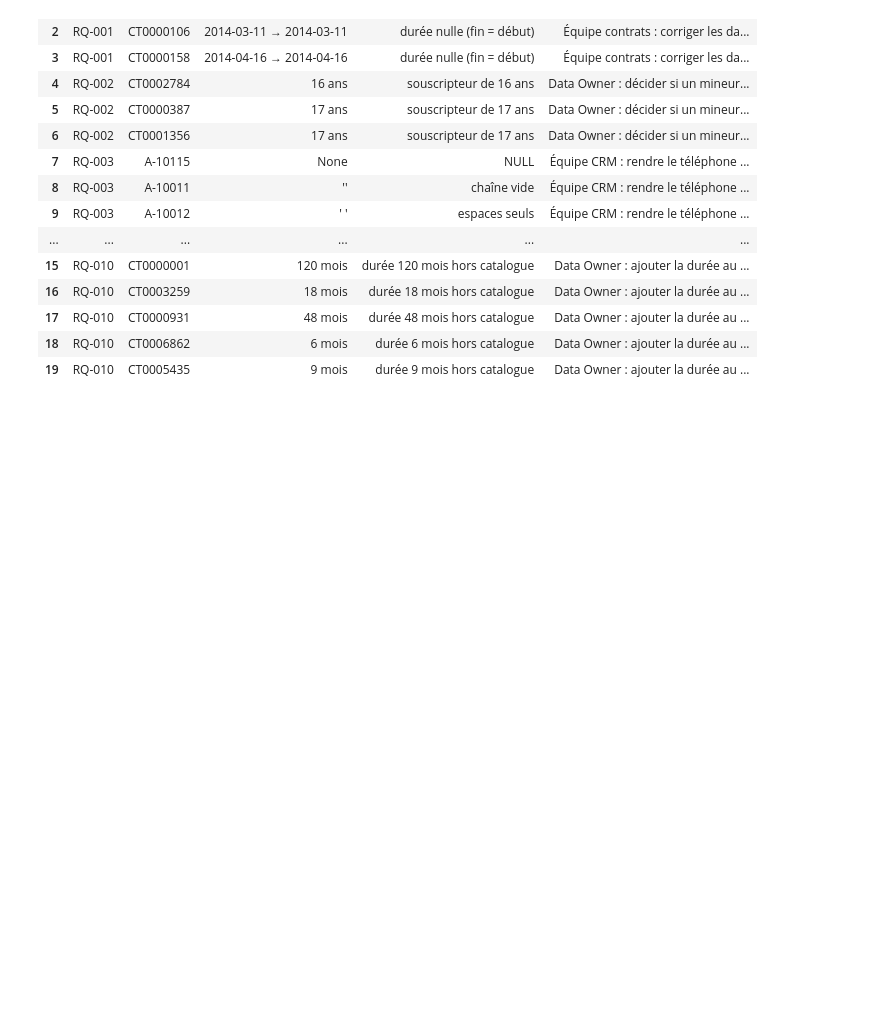
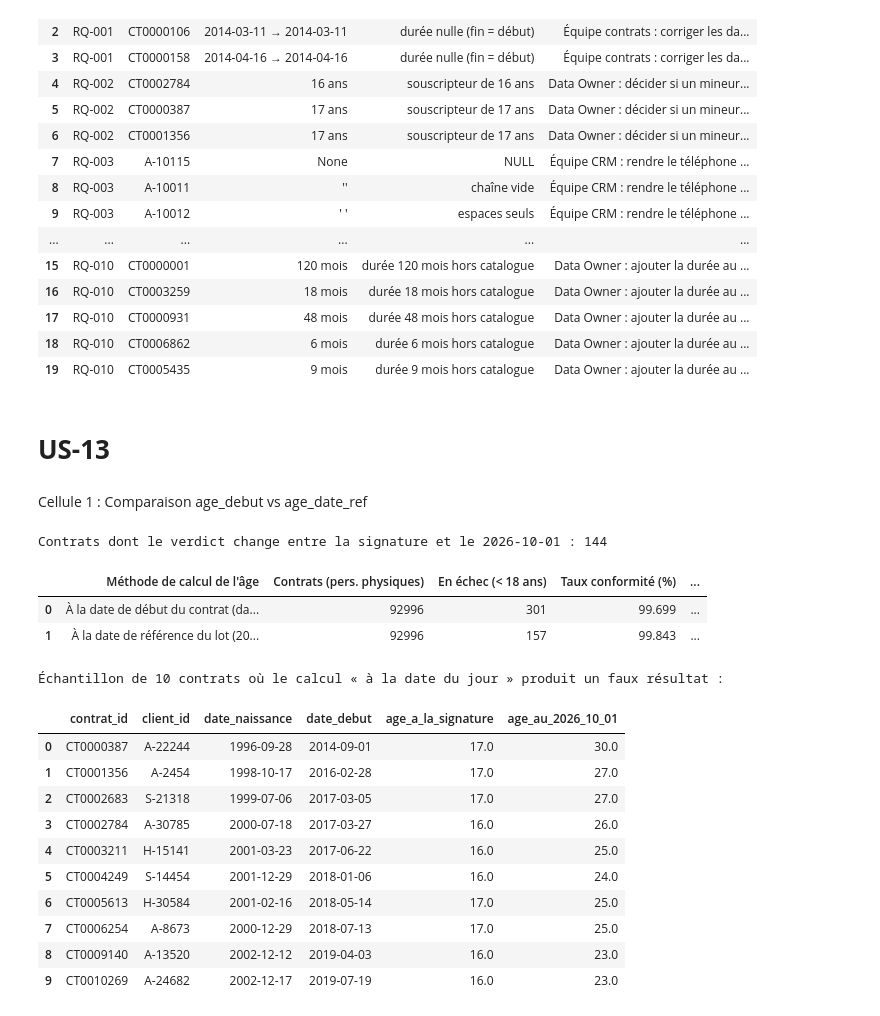
Before and after one commit to Samii05/td-qualite-g01, a Jupyter notebook: notebooks/S2_01.ipynb, the cells around one changed output. Saved outputs shown, nothing was run; the diff lists cells and outputs as text; code cells hidden in the pictures; blank space fills up the shorter version.

Commit message:
S2: Comparaison age_debut vs age_date_ref (US-13)

```diff
--- a/notebooks/S2_01.ipynb
+++ b/notebooks/S2_01.ipynb
@@ -374,3 +374,61 @@ Name: lignes, dtype: int64
 | 17 | RQ-010 | CT0000931 | 48 mois | durée 48 mois hors catalogue | Data Owner : ajouter la durée au ... |
 | 18 | RQ-010 | CT0006862 | 6 mois | durée 6 mois hors catalogue | Data Owner : ajouter la durée au ... |
 | 19 | RQ-010 | CT0005435 | 9 mois | durée 9 mois hors catalogue | Data Owner : ajouter la durée au ... |
+# %% [markdown]
+# **US-13**
+# %% [markdown]
+Cellule 1 : Comparaison age_debut vs age_date_ref
+# %%
+# US-13 · Calculer l'âge à la date de début du contrat (RQ-002) et non à la date du jour / de référence
+DATE_REF = "2026-10-01"
+
+contrats = DONNEES["crm_contrat"][1].copy()
+
+# 1. Calcul de l'âge à la date de référence (2026-10-01) avec la même formule qu'en Cellule 4
+dn   = pd.to_datetime(contrats["date_naissance"], errors="coerce")
+dref = pd.Timestamp(DATE_REF)
+pas_encore_anniv_ref = (dref.month < dn.dt.month) | ((dref.month == dn.dt.month) & (dref.day < dn.dt.day))
+contrats["age_date_ref"] = dref.year - dn.dt.year - pas_encore_anniv_ref.astype("Int64")
+
+# 2. Comparaison du test Great Expectations (RQ-002) selon la date choisie
+v_us13 = gx.from_pandas(contrats)
+res_debut = v_us13.expect_column_values_to_be_between(column="age_debut",    min_value=18, meta={"rule_id": "RQ-002"})
+res_ref   = v_us13.expect_column_values_to_be_between(column="age_date_ref", min_value=18, meta={"rule_id": "RQ-002"})
+
+phys = contrats[contrats["age_debut"].notna()].copy()
+mineur_debut = phys["age_debut"] < 18
+mineur_ref   = phys["age_date_ref"] < 18
+bascule      = mineur_debut != mineur_ref
+
+comparaison_us13 = pd.DataFrame([
+    ["À la date de début du contrat (date_debut) — VRAIE RQ-002", len(phys), int(mineur_debut.sum()), round(100 * (1 - len(phys[mineur_debut]) / len(contrats)), 3), "Référence officielle retenue"],
+    [f"À la date de référence du lot ({DATE_REF}) — FAUX CALCUL", len(phys), int(mineur_ref.sum()),   round(100 * (1 - len(phys[mineur_ref]) / len(contrats)), 3),   f"{int(bascule.sum())} faux négatifs (mineurs devenus majeurs)"],
+], columns=["Méthode de calcul de l'âge", "Contrats (pers. physiques)", "En échec (< 18 ans)", "Taux conformité (%)", "Conclusion Data Owner"])
+
+print(f"Contrats dont le verdict change entre la signature et le {DATE_REF} : {int(bascule.sum())}")
+display(comparaison_us13)
+
+# 3. Exemples de contrats où le souscripteur était mineur à la signature mais majeur au 2026-10-01
+exemples_us13 = phys.loc[bascule, ["contrat_id", "souscripteur_id", "date_naissance", "date_debut", "age_debut", "age_date_ref"]].head(10).copy()
+exemples_us13["date_debut"] = exemples_us13["date_debut"].dt.strftime("%Y-%m-%d")
+exemples_us13.columns = ["contrat_id", "client_id", "date_naissance", "date_debut", "age_a_la_signature", "age_au_2026_10_01"]
+
+print("\nÉchantillon de 10 contrats où le calcul « à la date du jour » produit un faux résultat :")
+display(exemples_us13.reset_index(drop=True))
+# %% [output]
+Contrats dont le verdict change entre la signature et le 2026-10-01 : 144
+|  | Méthode de calcul de l'âge | Contrats (pers. physiques) | En échec (< 18 ans) | Taux conformité (%) | ... |
+| 0 | À la date de début du contrat (da... | 92996 | 301 | 99.699 | ... |
+| 1 | À la date de référence du lot (20... | 92996 | 157 | 99.843 | ... |
+Échantillon de 10 contrats où le calcul « à la date du jour » produit un faux résultat :
+|  | contrat_id | client_id | date_naissance | date_debut | age_a_la_signature | age_au_2026_10_01 |
+| 0 | CT0000387 | A-22244 | 1996-09-28 | 2014-09-01 | 17.0 | 30.0 |
+| 1 | CT0001356 | A-2454 | 1998-10-17 | 2016-02-28 | 17.0 | 27.0 |
+| 2 | CT0002683 | S-21318 | 1999-07-06 | 2017-03-05 | 17.0 | 27.0 |
+| 3 | CT0002784 | A-30785 | 2000-07-18 | 2017-03-27 | 16.0 | 26.0 |
+| 4 | CT0003211 | H-15141 | 2001-03-23 | 2017-06-22 | 16.0 | 25.0 |
+| 5 | CT0004249 | S-14454 | 2001-12-29 | 2018-01-06 | 16.0 | 24.0 |
+| 6 | CT0005613 | H-30584 | 2001-02-16 | 2018-05-14 | 17.0 | 25.0 |
+| 7 | CT0006254 | A-8673 | 2000-12-29 | 2018-07-13 | 17.0 | 25.0 |
+| 8 | CT0009140 | A-13520 | 2002-12-12 | 2019-04-03 | 16.0 | 23.0 |
+| 9 | CT0010269 | A-24682 | 2002-12-17 | 2019-07-19 | 16.0 | 23.0 |
```
Also changed, not shown: parts of 2 cells of this notebook, 1 other file.
